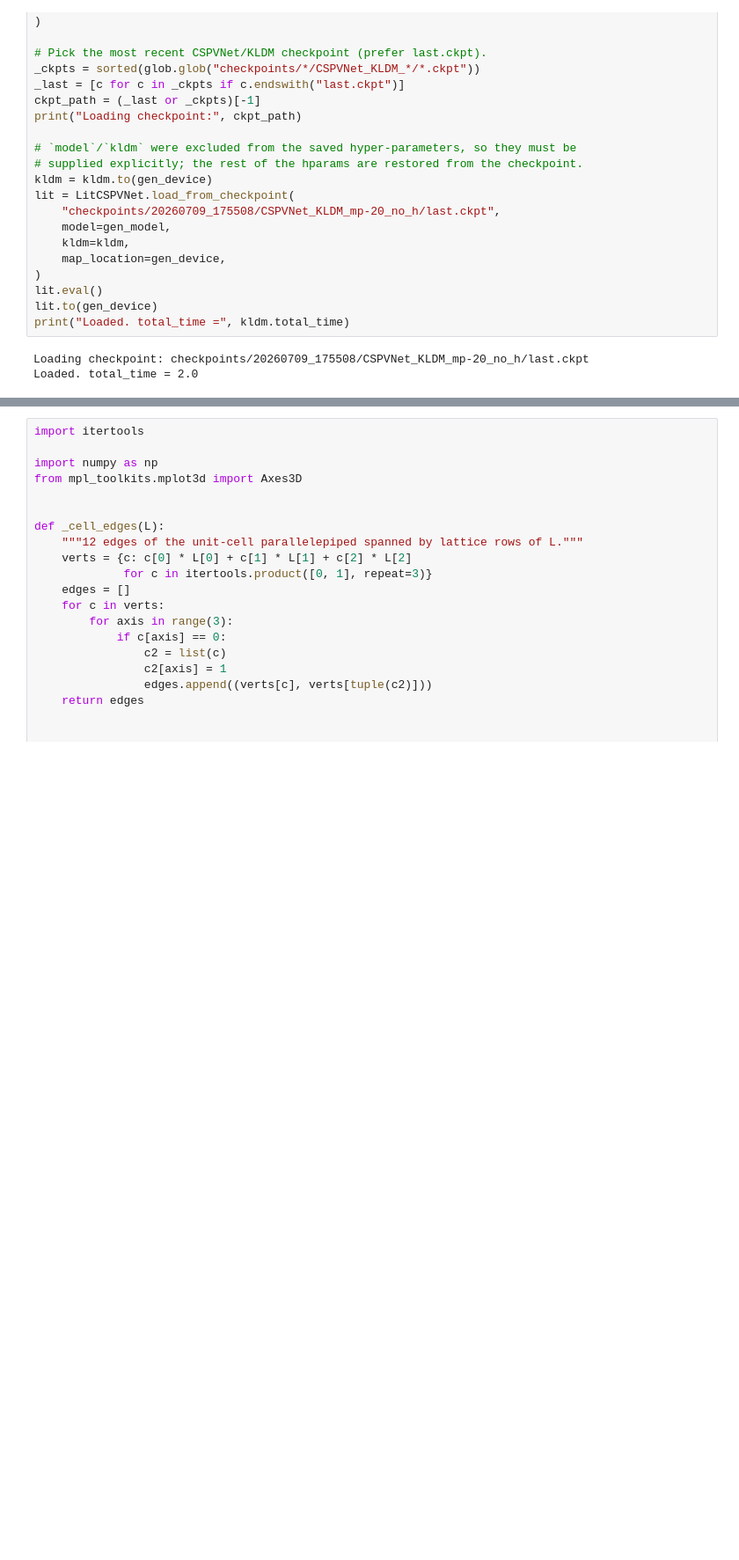
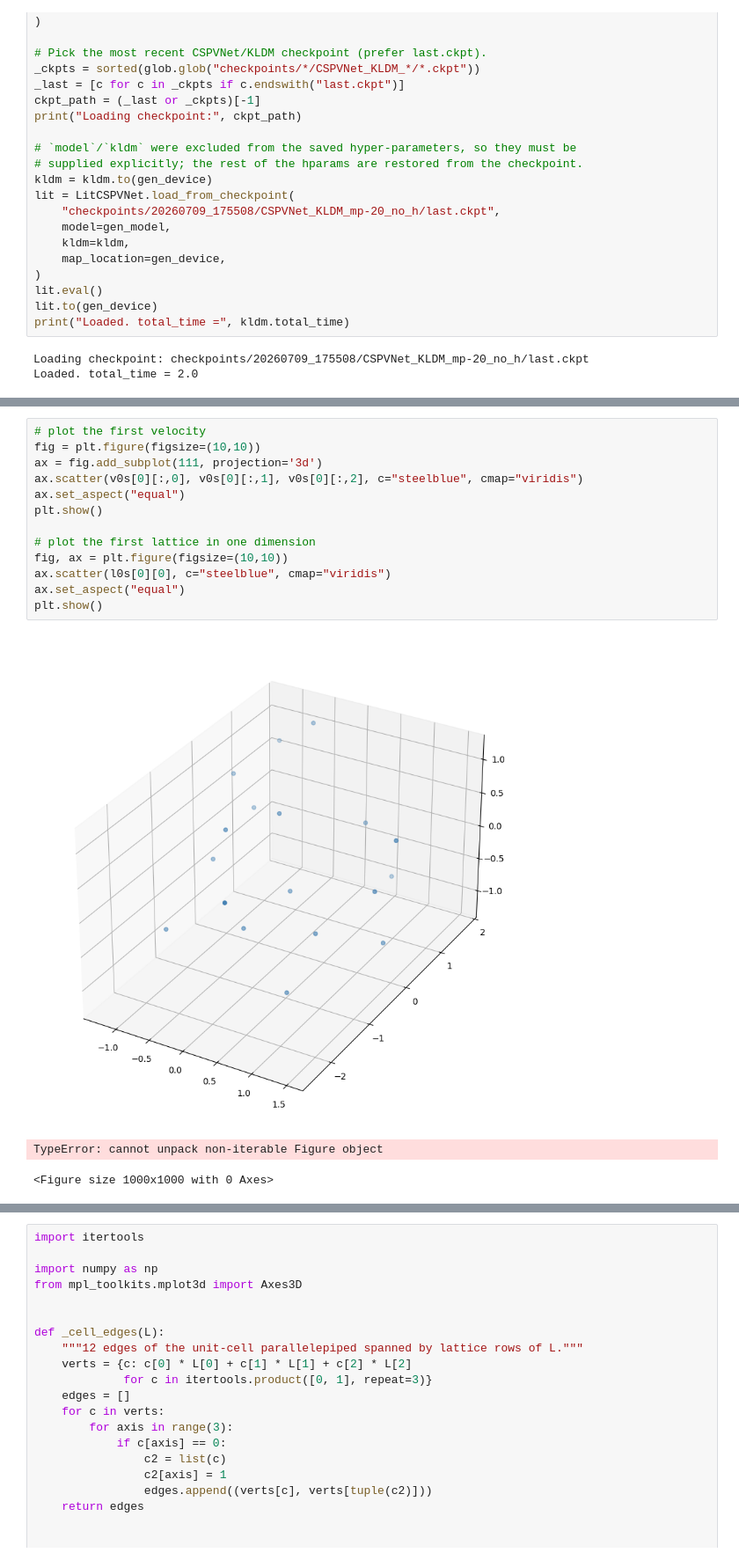
Before and after one commit to MateosCz/diffusion-playground, a Jupyter notebook: materialdata_analysis.ipynb, the cells around one changed output, grey strips where cells are left out. Shown at 88% size. Saved outputs shown, nothing was run; the diff lists cells and outputs as text; blank space fills up the shorter version.

```diff
--- a/materialdata_analysis.ipynb
+++ b/materialdata_analysis.ipynb
@@ -251,3 +251,20 @@ generated lattices l0: (2, 6) | fractional coords f0: (10, 3)
+# %%
+# plot the first velocity
+fig = plt.figure(figsize=(10,10))
+ax = fig.add_subplot(111, projection='3d')
+ax.scatter(v0s[0][:,0], v0s[0][:,1], v0s[0][:,2], c="steelblue", cmap="viridis")
+ax.set_aspect("equal")
+plt.show()
+
+# plot the first lattice in one dimension
+fig, ax = plt.figure(figsize=(10,10))
+ax.scatter(l0s[0][0], c="steelblue", cmap="viridis")
+ax.set_aspect("equal")
+plt.show()
+# %% [output]
+[figure, added]
+TypeError: cannot unpack non-iterable Figure object
+<Figure size 1000x1000 with 0 Axes>
 # %%
 #comparison with the original data, positions and lattices together
 mask = graphT.batch == 0
```
Also changed, not shown: parts of 9 cells of this notebook, 2 other files.
